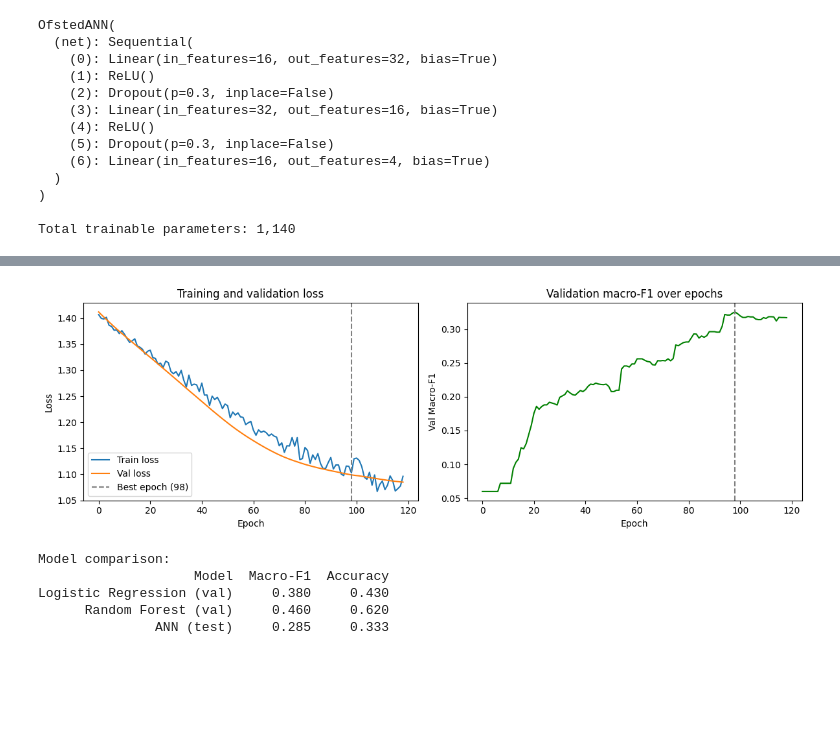
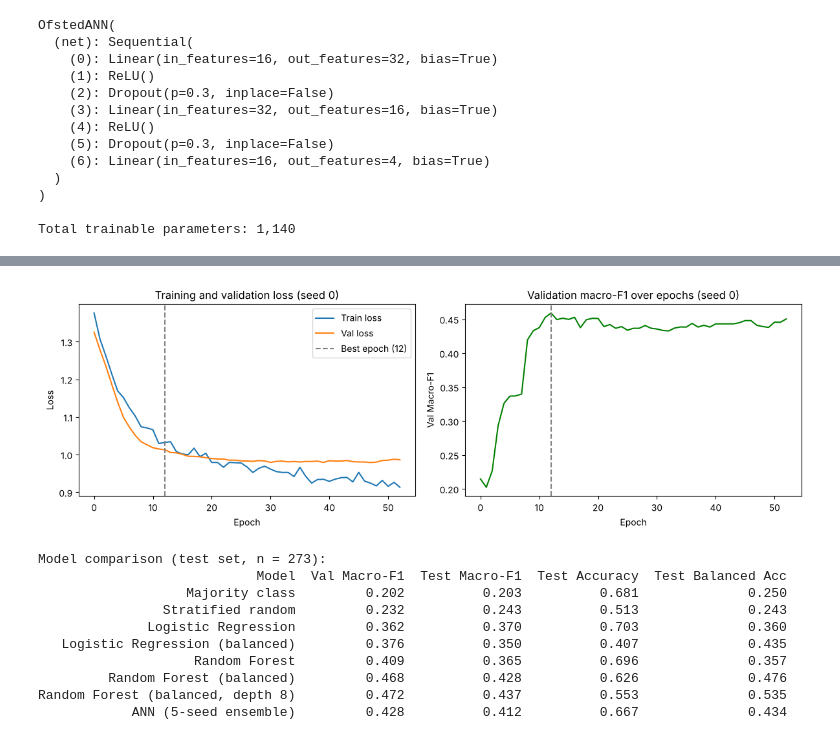
Before and after one commit to HEMALEED/school-performance-prediction-england-ann, a Jupyter notebook: notebooks/ann_ofsted.ipynb, the cells around one changed output, grey strips where cells are left out. Saved outputs shown, nothing was run; the diff lists cells and outputs as text; code cells hidden in the pictures; blank space fills up the shorter version.

```diff
--- a/notebooks/ann_ofsted.ipynb
+++ b/notebooks/ann_ofsted.ipynb
@@ -6,7 +24,8 @@ import pandas as pd
 from pathlib import Path
 import torch
 import torch.nn as nn
-from sklearn.metrics import classification_report, confusion_matrix, f1_score, accuracy_score
+from sklearn.metrics import (classification_report, confusion_matrix, f1_score,
+                             accuracy_score, balanced_accuracy_score)
 
 # Reproducibility
 SEED = 42
@@ -24,11 +43,9 @@ y_val   = np.load(DATA / "y_cls_val.npy")
 y_test  = np.load(DATA / "y_cls_test.npy")
 class_weights = np.load(DATA / "class_weights.npy")
 
-
 # ANN-specific softening: full "balanced" weights (8.35x for Inadequate) proved
-# too aggressive in the first training run — the model over-predicted minority
-# classes and collapsed Good recall. Square-root softening preserves the
-# minority-class boost but at a gentler ratio.
+# too aggressive — the model over-predicted minority classes and collapsed Good
+# recall. Square-root softening keeps the minority-class boost at a gentler ratio.
 class_weights_soft = np.sqrt(class_weights)
 class_weights_t = torch.FloatTensor(class_weights_soft)
 print(f"Original balanced weights: {class_weights.round(2)}")
@@ -42,9 +59,6 @@ X_val_t   = torch.FloatTensor(X_val)
 X_test_t  = torch.FloatTensor(X_test)
 y_train_t = torch.LongTensor(y_train)
 y_val_t   = torch.LongTensor(y_val)
-y_test_t  = torch.LongTensor(y_test)
-class_weights_t = torch.FloatTensor(class_weights)
 
 print(f"Train: {X_train_t.shape} | Val: {X_val_t.shape} | Test: {X_test_t.shape}")
-print(f"Class weights: {class_weights.round(2)}")
 # %% [output]
@@ -73,7 +88,7 @@ class OfstedANN(nn.Module):
     def forward(self, x):
         return self.net(x)
 
-model = OfstedANN(n_features=16, n_classes=4, dropout=0.3)
+model = OfstedANN(n_features=X_train.shape[1], n_classes=4, dropout=0.3)
 print(model)
 n_params = sum(p.numel() for p in model.parameters())
 print(f"\nTotal trainable parameters: {n_params:,}")
@@ -211,43 +234,50 @@ Saved best model to ../models/ofsted_ann.pt
 # %%
 #Comparison with baselines
 
 import matplotlib.pyplot as plt
 
-# ── Training curves ────────────────────────────────
+# ── Training curves (seed 0) ───────────────────────
+h = histories[0]
 fig, axes = plt.subplots(1, 2, figsize=(12, 4))
 
-axes[0].plot(train_losses, label="Train loss")
-axes[0].plot(val_losses, label="Val loss")
-axes[0].axvline(best_epoch, color="grey", linestyle="--", label=f"Best epoch ({best_epoch})")
+axes[0].plot(h["train_loss"], label="Train loss")
+axes[0].plot(h["val_loss"], label="Val loss")
+axes[0].axvline(h["best_epoch"], color="grey", linestyle="--", label=f"Best epoch ({h['best_epoch']})")
 axes[0].set_xlabel("Epoch")
 axes[0].set_ylabel("Loss")
-axes[0].set_title("Training and validation loss")
+axes[0].set_title("Training and validation loss (seed 0)")
 axes[0].legend()
 
-axes[1].plot(val_macrof1s, color="green")
-axes[1].axvline(best_epoch, color="grey", linestyle="--")
+axes[1].plot(h["val_macroF1"], color="green")
+axes[1].axvline(h["best_epoch"], color="grey", linestyle="--")
 axes[1].set_xlabel("Epoch")
 axes[1].set_ylabel("Val Macro-F1")
-axes[1].set_title("Validation macro-F1 over epochs")
+axes[1].set_title("Validation macro-F1 over epochs (seed 0)")
 plt.tight_layout()
 plt.savefig("../SRC/EDA/fig_ann_training_curve.png", dpi=150, bbox_inches="tight")
 plt.show()
 
-# ── Comparison table ───────────────────────────────
-# Test-set metrics — you'll need LR and RF test-set predictions.
-# For now, report from validation set (baselines were evaluated on val).
-# TODO: also evaluate LR and RF on test set for apples-to-apples comparison.
-comparison = pd.DataFrame({
-    "Model":         ["Logistic Regression (val)", "Random Forest (val)", "ANN (test)"],
-    "Macro-F1":      [0.38, 0.46, round(test_macrof1, 3)],
-    "Accuracy":      [0.43, 0.62, round(test_accuracy, 3)],
-})
-print("\nModel comparison:")
+# ── Comparison table: all models on the same test set ──
+baselines = pd.read_csv("../results/ofsted_baseline_test_metrics.csv")
+ann_row = pd.DataFrame([{
+    "Model": f"ANN ({N_SEEDS}-seed ensemble)",
+    "Val Macro-F1": f1_score(y_val, val_preds, average="macro"),
+    "Test Macro-F1": test_macrof1,
+    "Test Accuracy": test_accuracy,
+    "Test Balanced Acc": test_bal_acc,
+}])
+comparison = pd.concat([baselines, ann_row], ignore_index=True).round(3)
+print("\nModel comparison (test set, n = 273):")
 print(comparison.to_string(index=False))
 # %% [output]
-[figure, old version]
+[figure, new version]
-Model comparison:
-                    Model  Macro-F1  Accuracy
-Logistic Regression (val)     0.380     0.430
-      Random Forest (val)     0.460     0.620
-               ANN (test)     0.285     0.333
+Model comparison (test set, n = 273):
+                            Model  Val Macro-F1  Test Macro-F1  Test Accuracy  Test Balanced Acc
+                   Majority class         0.202          0.203          0.681              0.250
+                Stratified random         0.232          0.243          0.513              0.243
+              Logistic Regression         0.362          0.370          0.703              0.360
+   Logistic Regression (balanced)         0.376          0.350          0.407              0.435
+                    Random Forest         0.409          0.365          0.696              0.357
+         Random Forest (balanced)         0.468          0.428          0.626              0.476
+Random Forest (balanced, depth 8)         0.472          0.437          0.553              0.535
+            ANN (5-seed ensemble)         0.428          0.412          0.667              0.434
```
Also changed, not shown: parts of 6 cells of this notebook, 6 other files.
